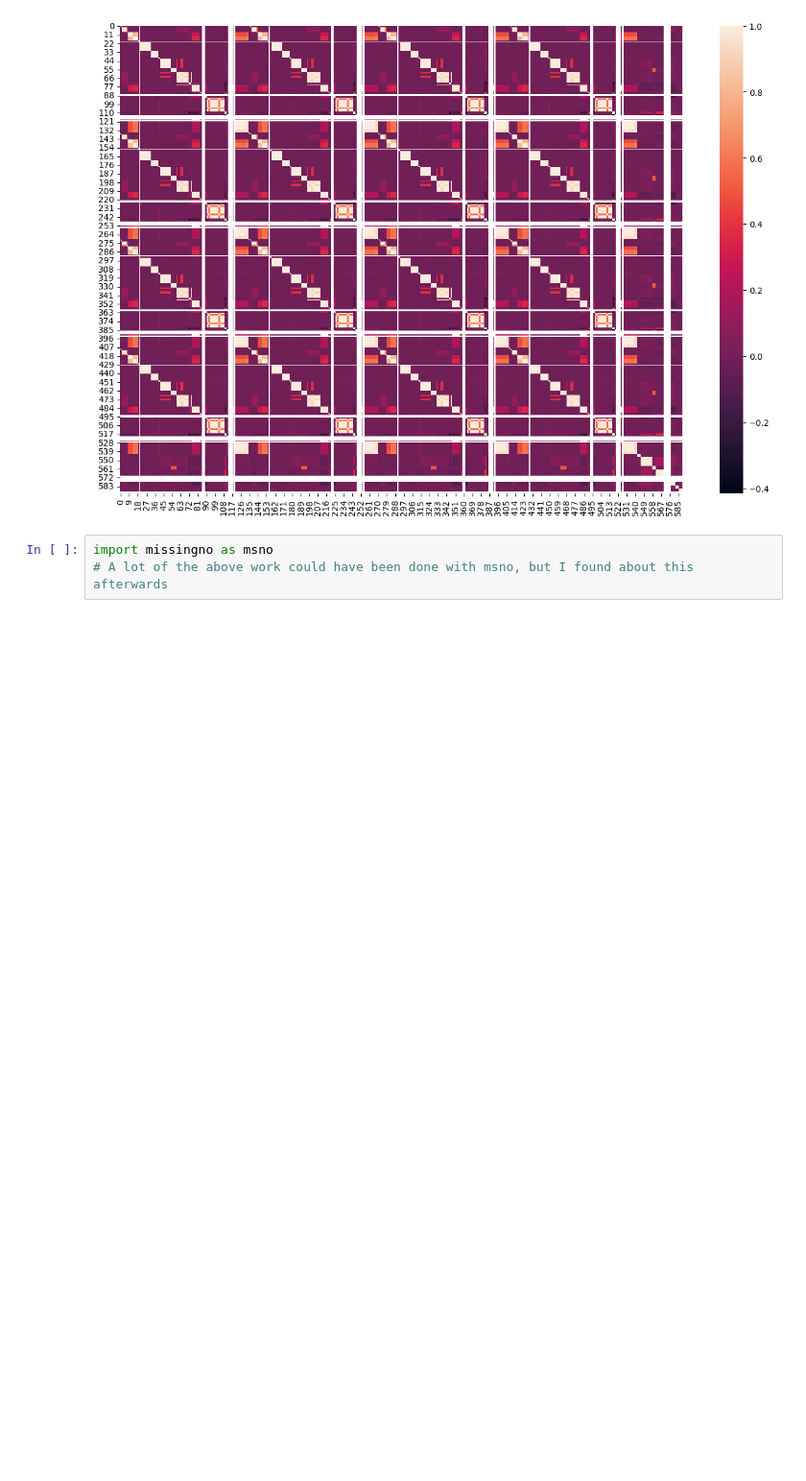
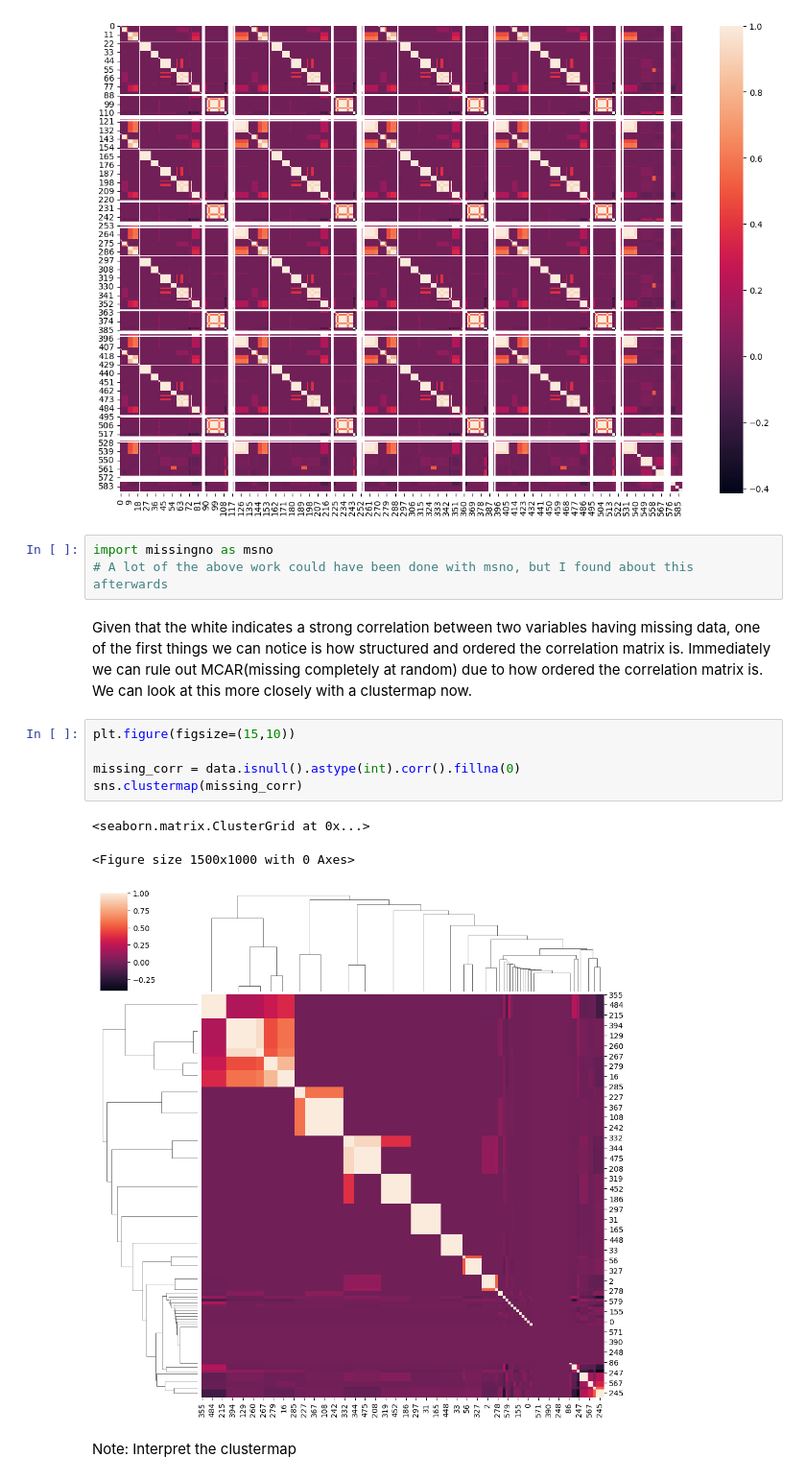
Before and after one commit to 4a24192a/erm-theres-an-issue, a Jupyter notebook: fault_detection.ipynb, the cells around one changed output. Shown at 96% size. Cells and saved outputs as stored; diff of their text form; blank space fills up the shorter version.

```diff
--- a/fault_detection.ipynb
+++ b/fault_detection.ipynb
@@ -108,3 +149,16 @@ sns.heatmap(data.isnull().astype(int).corr())
 # %%
 import missingno as msno
 # A lot of the above work could have been done with msno, but I found about this afterwards
+# %% [markdown]
+Given that the white indicates a strong correlation between two variables having missing data, one of the first things we can notice is how structured and ordered the correlation matrix is. Immediately we can rule out MCAR(missing completely at random) due to how ordered the correlation matrix is. We can look at this more closely with a clustermap now.
+# %%
+plt.figure(figsize=(15,10))
+
+missing_corr = data.isnull().astype(int).corr().fillna(0)
+sns.clustermap(missing_corr)
+# %% [output]
+<seaborn.matrix.ClusterGrid at 0x...>
+<Figure size 1500x1000 with 0 Axes>
+[figure, added]
+# %% [markdown]
+Note: Interpret the clustermap
```
Also changed, not shown: parts of 10 cells of this notebook.
